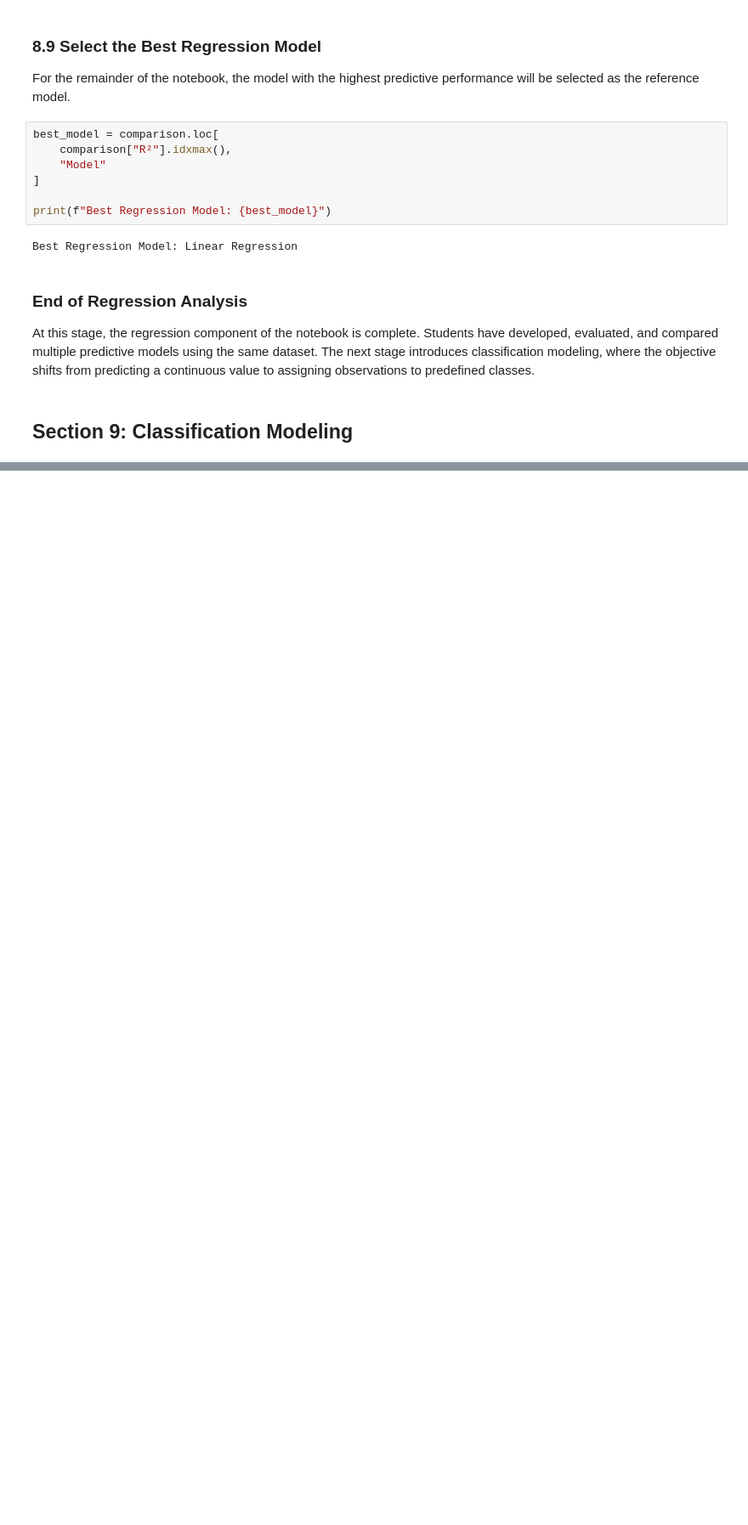
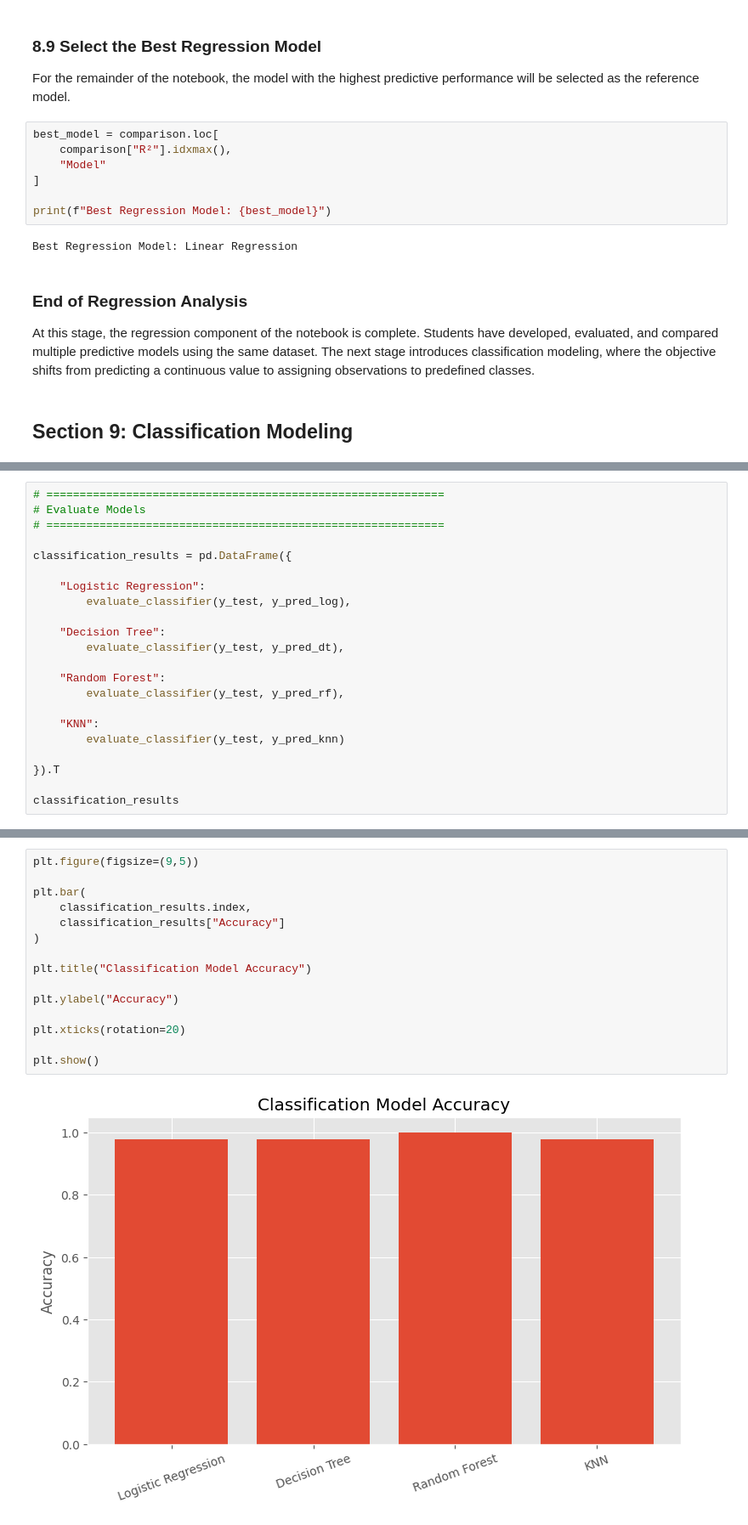
Before and after one commit to ejazurrehman/Islamic_Fintech_Working_Notebooks, a Jupyter notebook: Machine_Learning_and_Predictive_Analytics_for_Islamic_Banking.ipynb, the cells around one changed output, grey strips where cells are left out. Shown at 85% size. Saved outputs shown, nothing was run; the diff lists cells and outputs as text; blank space fills up the shorter version.

```diff
--- a/Machine_Learning_and_Predictive_Analytics_for_Islamic_Banking.ipynb
+++ b/Machine_Learning_and_Predictive_Analytics_for_Islamic_Banking.ipynb
@@ -1420,0 +1604,22 @@ At this stage, the regression component of the notebook is complete. Students ha
+# %%
+# ============================================================
+# Evaluate Models
+# ============================================================
+
+classification_results = pd.DataFrame({
+
+    "Logistic Regression":
+        evaluate_classifier(y_test, y_pred_log),
+
+    "Decision Tree":
+        evaluate_classifier(y_test, y_pred_dt),
+
+    "Random Forest":
+        evaluate_classifier(y_test, y_pred_rf),
+
+    "KNN":
+        evaluate_classifier(y_test, y_pred_knn)
+
+}).T
+
+classification_results
@@ -1420,0 +1634,17 @@ At this stage, the regression component of the notebook is complete. Students ha
+# %%
+plt.figure(figsize=(9,5))
+
+plt.bar(
+    classification_results.index,
+    classification_results["Accuracy"]
+)
+
+plt.title("Classification Model Accuracy")
+
+plt.ylabel("Accuracy")
+
+plt.xticks(rotation=20)
+
+plt.show()
+# %% [output]
+[figure, added]
```
Also changed, not shown: parts of 71 cells of this notebook.
